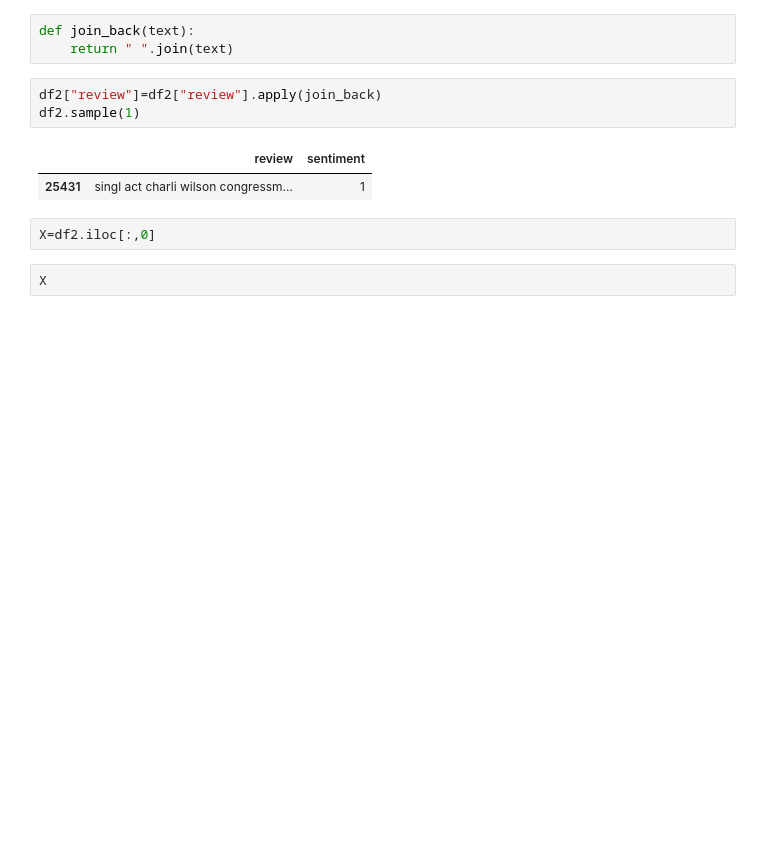
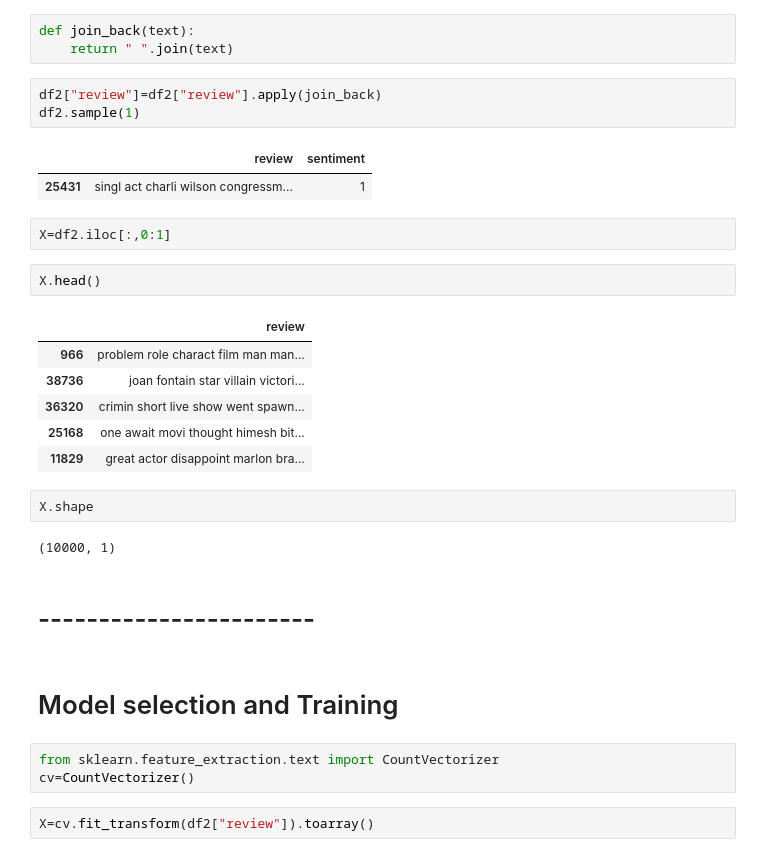
Before and after one commit to rabin20-04/ML-Algorithms, a Jupyter notebook: Movie_sentiment_Analysis/movie_review_sentiment_analysis.ipynb, the cells around one changed output. Drawn from its saved outputs; the diff is of its cells as text; blank space fills up the shorter version.

Commit message:
model trained

```diff
--- a/Movie_sentiment_Analysis/movie_review_sentiment_analysis.ipynb
+++ b/Movie_sentiment_Analysis/movie_review_sentiment_analysis.ipynb
@@ -354,6 +351,26 @@ df2.sample(1)
 |  | review | sentiment |
 | 25431 | singl act charli wilson congressm... | 1 |
 # %%
-X=df2.iloc[:,0]
+X=df2.iloc[:,0:1]
 # %%
-X
+X.head()
+# %% [output]
+|  | review |
+| 966 | problem role charact film man man... |
+| 38736 | joan fontain star villain victori... |
+| 36320 | crimin short live show went spawn... |
+| 25168 | one await movi thought himesh bit... |
+| 11829 | great actor disappoint marlon bra... |
+# %%
+X.shape
+# %% [output]
+(10000, 1)
+# %% [markdown]
+# -----------------------
+# %% [markdown]
+# Model selection and Training
+# %%
+from sklearn.feature_extraction.text import CountVectorizer
+cv=CountVectorizer()
+# %%
+X=cv.fit_transform(df2["review"]).toarray()
```
Also changed, not shown: parts of 28 cells of this notebook.
